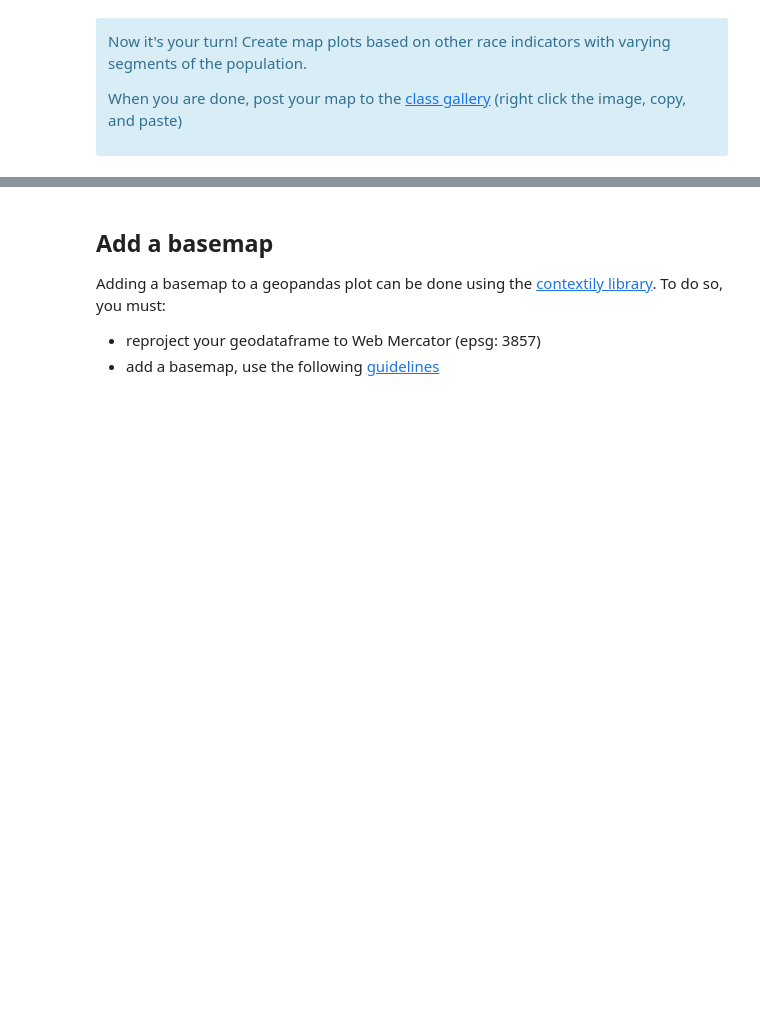
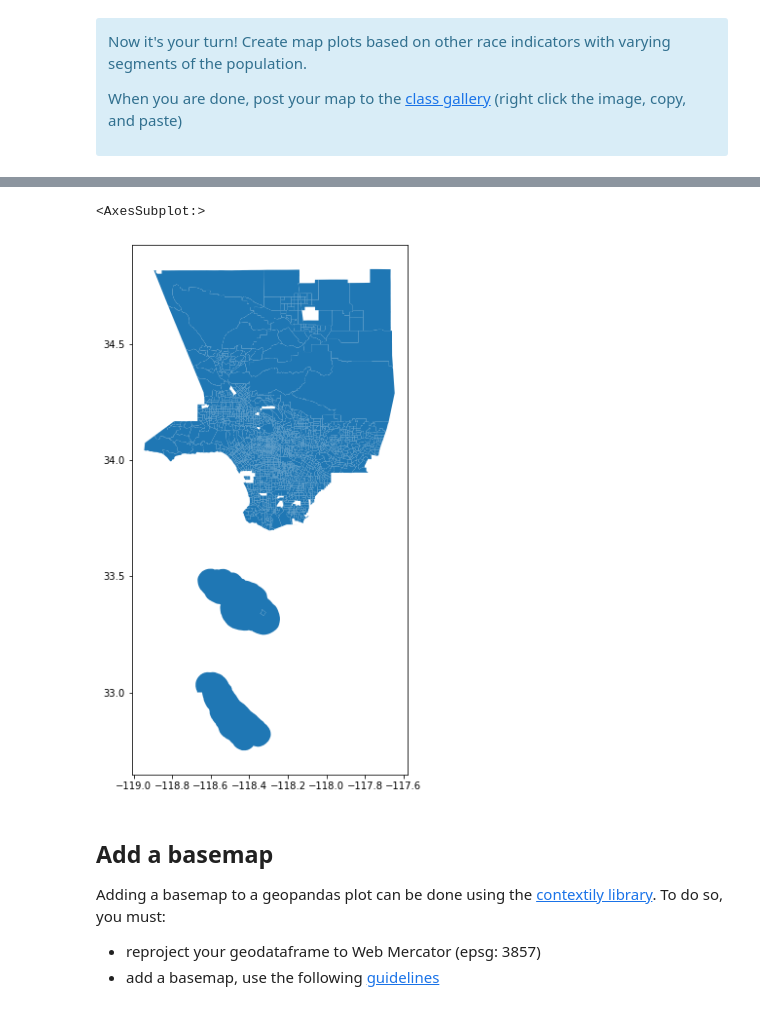
Before and after one commit to make-a-mark/dh140, a Jupyter notebook: Assignment 4/Assignment04.ipynb, the cells around one changed output, grey strips where cells are left out. Cells and saved outputs as stored; diff of their text form; code cells hidden in the pictures; blank space fills up the shorter version.

```diff
--- a/Assignment 4/Assignment04.ipynb
+++ b/Assignment 4/Assignment04.ipynb
@@ -391,3 +731,8 @@ When you are done, post your map to the <a href="https://docs.google.com/documen
+# %%
+gdf[gdf['Percent Non Hispanic Native Hawaiian and Other Pacific Islander'] < 25].plot(figsize=(12,10))
+# %% [output]
+<AxesSubplot:>
+[figure, added]
 # %% [markdown]
 ## Add a basemap
 
```
Also changed, not shown: parts of 44 cells of this notebook.
